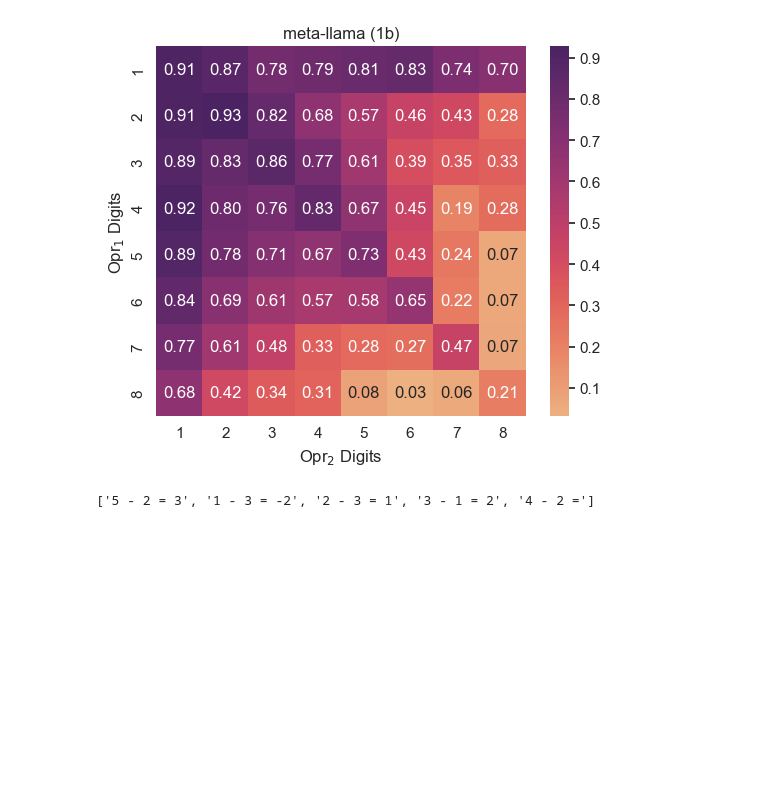
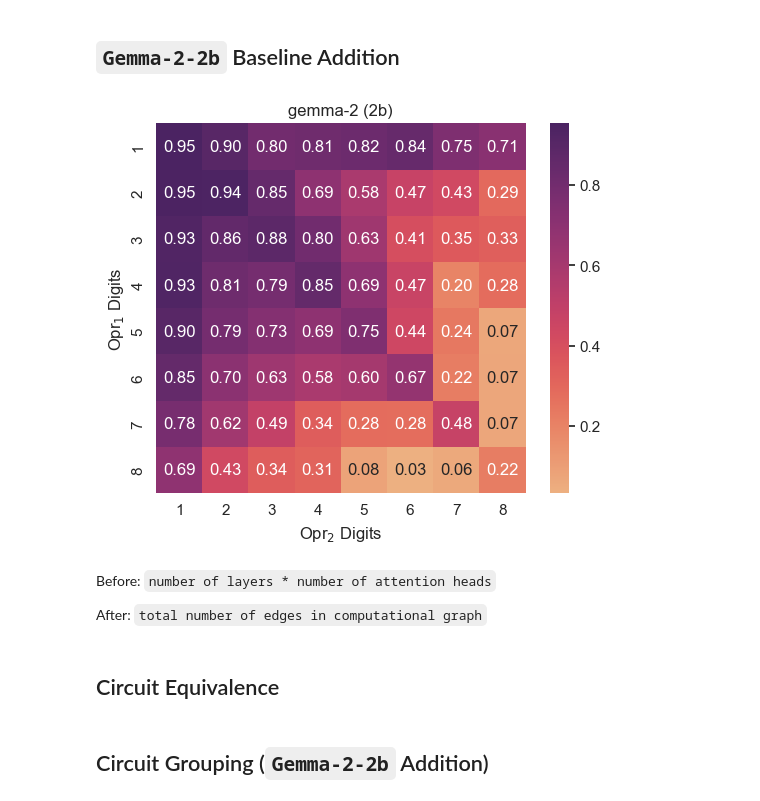
Before and after one commit to alansun17904/mech-arith, a Jupyter notebook: notebooks/bechmark.ipynb, the cells around one changed output. Saved outputs shown, nothing was run; the diff lists cells and outputs as text; code cells hidden in the pictures; blank space fills up the shorter version.

```diff
--- a/notebooks/bechmark.ipynb
+++ b/notebooks/bechmark.ipynb
@@ -16,17 +17,3 @@ plt.style.use("alan.mplstyle")
 ROOT = Path("../src/logic/data")
 # %%
 da = pickle.load(open(ROOT / "gemma-add-baseline-benchmark.pkl", "rb"))
-# %%
-def parse_ans(s):
-    splits = s.split("\n")
-    prob = splits[3]
-    prob = prob.split("=")
-    a, b = prob[0].split("+")
-    try:
-        return (int(a), int(b), int(prob[1]))
-    except:
-        return (int(a), int(b), -10)
-
-def get_accuracy_add(points):
-    correct = [a[0] + a[1] == a[2] for a in points]
-    return sum(correct) / len(points)
@@ -35,2 +19,0 @@ parsed = {k : list(map(parse_ans, v)) for k, v in da.items()}
-# %%
-accuracy = {k : get_accuracy_add(v) for k, v in parsed.items()}
@@ -57,19 +20,35 @@ accuracy
+# %% [markdown]
+## `Gemma-2-2b` Baseline Addition
+# %%
+def parse_ans(s):
+    eqs = s.split("\n")
+    target = eqs[3]
+    ptrn = re.compile("(\d+)")
+    result = target.split("=")
+    question, ans = result[0], result[1]
+    opr1, opr2 = question.split(" + ")
+    if not (ans := re.search(ptrn, ans)):
+        return False
+    ans = ans.group(1)
+    opr1, opr2 = int(opr1), int(opr2)
+    return (opr1 + opr2) == int(ans)
+
+def accuracy(v):
+    return sum([parse_ans(qa) for qa in v]) / len(v)
+
+probs_acc = {k : accuracy(v) for k, v in da.items()}
 # %%
 grid = np.zeros((8,8))
 # %%
-for k, v in accuracy.items():
+for k, v in probs_acc.items():
     grid[k[0]-1,k[1]-1] = v
 # %%
 ax = sns.heatmap(grid, cmap="flare", annot=True, fmt=".2f", square=True, cbar=True)
 ax.set_xticklabels(range(1,9))
 ax.set_yticklabels(range(1,9))
-ax.set_title("meta-llama (1b)")
+ax.set_title("gemma-2 (2b)")
 ax.set_ylabel("Opr$_1$ Digits")
 ax.set_xlabel("Opr$_2$ Digits")
 plt.savefig("gemma-2-add-benchmark.pdf")
 # %% [output]
-[figure, old version]
+[figure, new version]
-# %%
-d[(1,1)][0].split("\n")
-# %% [output]
-['5 - 2 = 3', '1 - 3 = -2', '2 - 3 = 1', '3 - 1 = 2', '4 - 2 =']
@@ -81,0 +55,6 @@ pickle.dump(ds, open("gemma-2-2b-sub-acc.pkl", "wb"))
+# %% [markdown]
+Before: `number of layers * number of attention heads`
+
+After: `total number of edges in computational graph`
+# %% [markdown]
+## Circuit Equivalence
@@ -81,0 +128,2 @@ pickle.dump(ds, open("gemma-2-2b-sub-acc.pkl", "wb"))
+# %% [markdown]
+## Circuit Grouping (`Gemma-2-2b` Addition)
```
Also changed, not shown: parts of 49 cells of this notebook, 5 other files.
